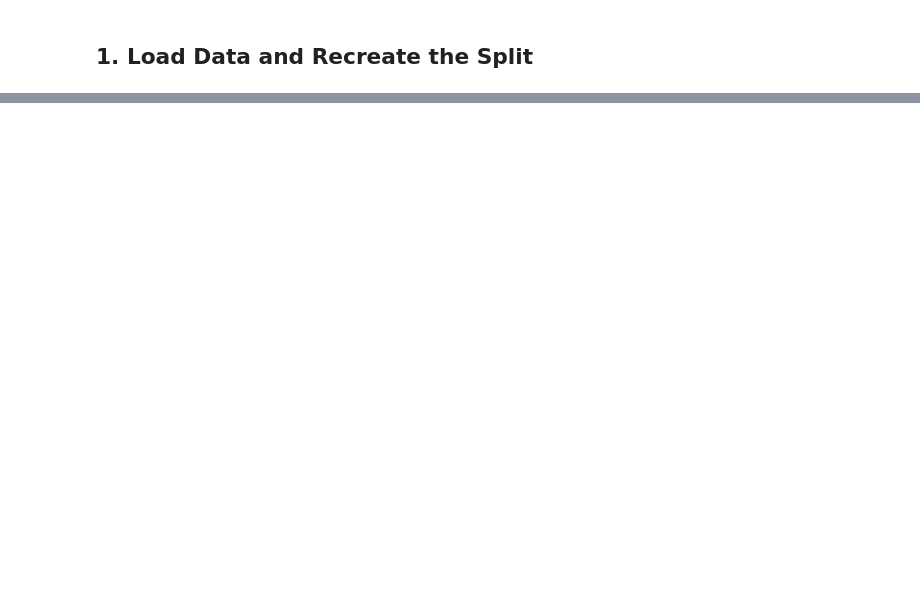
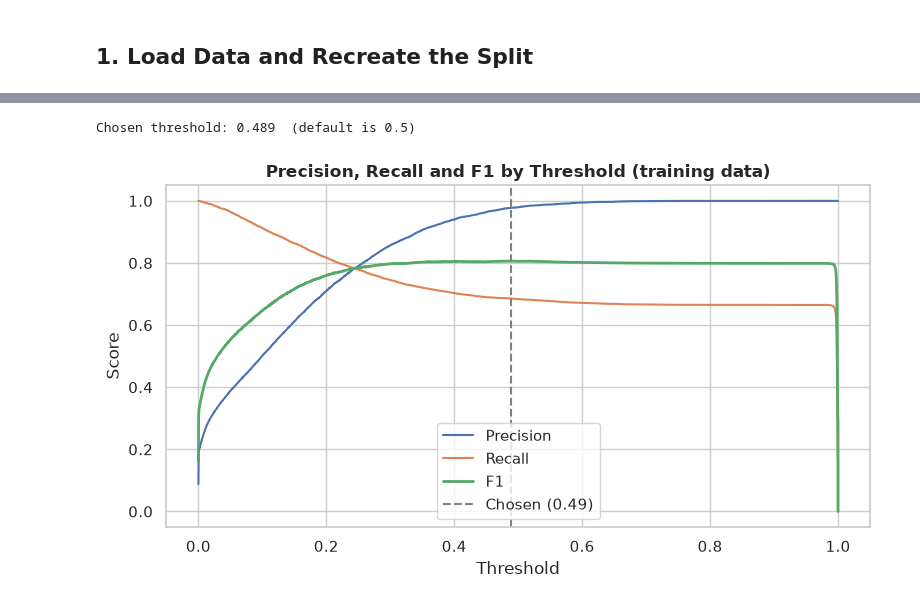
Before and after one commit to tracymuhoozi/machineLearningAssignment, a Jupyter notebook: notebooks/Evaluation/evaluation.ipynb, the cells around one changed output, grey strips where cells are left out. Drawn from its saved outputs; the diff is of its cells as text; code cells hidden in the pictures; blank space fills up the shorter version.

Commit message:
Add evaluation notebook: tuning, final test and saved model

```diff
--- a/notebooks/Evaluation/evaluation.ipynb
+++ b/notebooks/Evaluation/evaluation.ipynb
@@ -58,0 +198,31 @@ print(f'Diabetic rate train: {y_train.mean():.3f} test: {y_test.mean():.3f}')
+# %%
+# Out-of-fold probabilities: each training row is predicted by a model that never saw it
+oof_proba = cross_val_predict(final_pipeline, X_train, y_train, cv=cv,
+                              method='predict_proba', n_jobs=-1)[:, 1]
+
+prec, rec, thr = precision_recall_curve(y_train, oof_proba)
+f1_curve = 2 * prec[:-1] * rec[:-1] / (prec[:-1] + rec[:-1] + 1e-12)
+
+# Cutoff with the best F1
+best_threshold = float(thr[f1_curve.argmax()])
+
+# Alternative for screening: the highest cutoff that still keeps 90% recall
+# best_threshold = float(thr[np.where(rec[:-1] >= 0.90)[0].max()])
+
+print(f'Chosen threshold: {best_threshold:.3f}  (default is 0.5)')
+
+plt.figure(figsize=(8, 4.5))
+plt.plot(thr, prec[:-1], label='Precision')
+plt.plot(thr, rec[:-1], label='Recall')
+plt.plot(thr, f1_curve, label='F1', linewidth=2)
+plt.axvline(best_threshold, color='gray', linestyle='--', label=f'Chosen ({best_threshold:.2f})')
+plt.xlabel('Threshold')
+plt.ylabel('Score')
+plt.title('Precision, Recall and F1 by Threshold (training data)', fontweight='bold')
+plt.legend()
+plt.tight_layout()
+plt.savefig('../../images/threshold_tuning.png', dpi=150, bbox_inches='tight')
+plt.show()
+# %% [output]
+Chosen threshold: 0.489  (default is 0.5)
+[figure, added]
```
Also changed, not shown: parts of 16 cells of this notebook, 8 other files.
